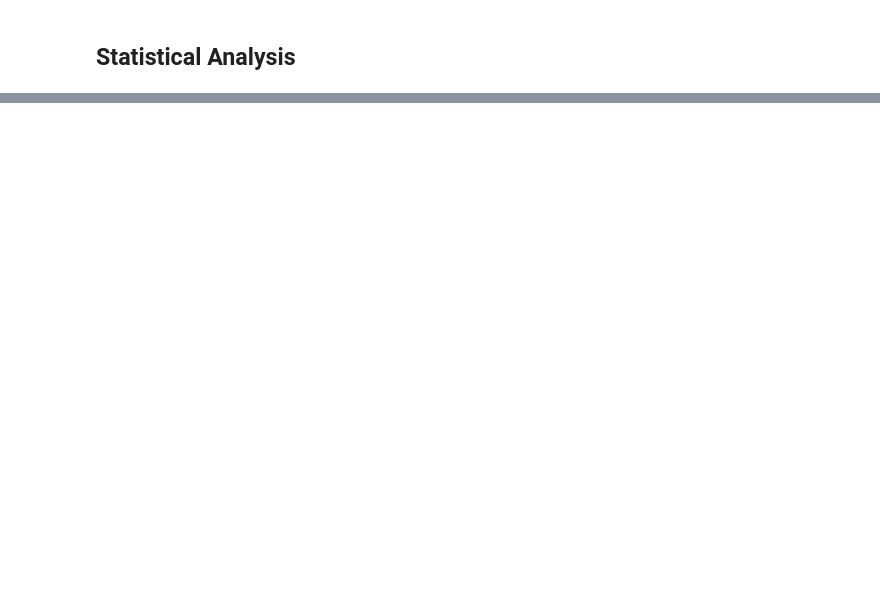
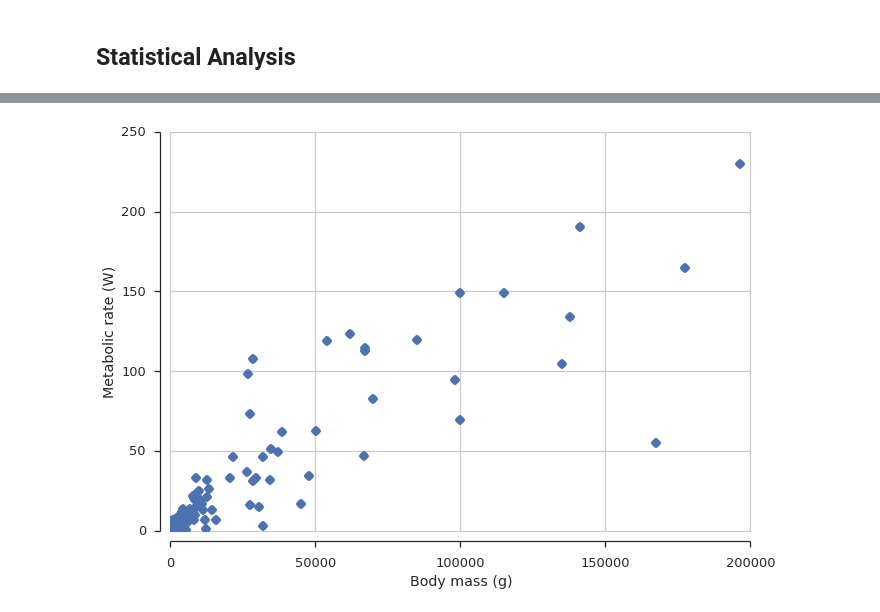
Before and after one commit to Py4Life/TAU2015, a Jupyter notebook: lecture7.ipynb, the cells around one changed output, grey strips where cells are left out. Drawn from its saved outputs; the diff is of its cells as text; code cells hidden in the pictures; blank space fills up the shorter version.

```diff
--- a/lecture7.ipynb
+++ b/lecture7.ipynb
@@ -376,0 +316,7 @@ sns.jointplot(x='Body mass (g)', y='Metabolic rate (W)', data=primates, kind='re
+# %%
+%pylab inline
+import zipfile
+import pandas as pd
+import seaborn as sns
+sns.set_style("ticks") # control the plotting style
+sns.set_context("talk") # set to talk because this is a lecture! hit shift-tab after the "(" to see other options.
@@ -376,0 +330,6 @@ sns.jointplot(x='Body mass (g)', y='Metabolic rate (W)', data=primates, kind='re
+# %%
+with zipfile.ZipFile('anage_dataset.zip') as z:
+    f = z.open('anage_data.txt')
+    data = pd.read_table(f)
+print(type(data))
+print(data.shape)
@@ -376,0 +361,7 @@ sns.jointplot(x='Body mass (g)', y='Metabolic rate (W)', data=primates, kind='re
+# %%
+data = data[data['Body mass (g)'] < 3e5]
+data.plot(x='Body mass (g)', y='Metabolic rate (W)', style='o')
+ylabel('Metabolic rate (W)')
+sns.despine(offset=10);
+# %% [output]
+[figure, added]
```
Also changed, not shown: parts of 56 cells of this notebook.
